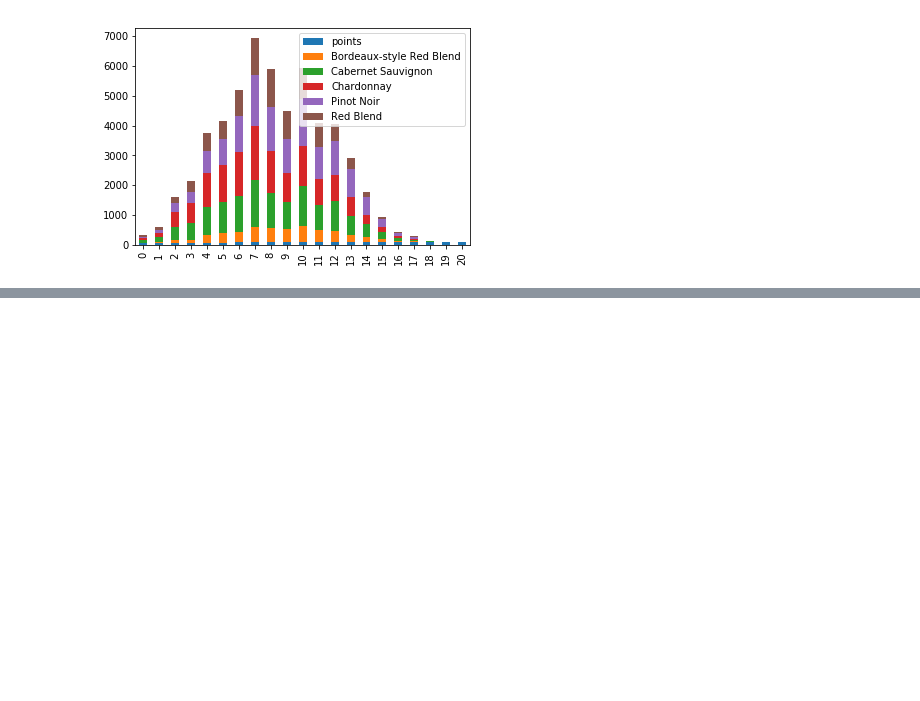
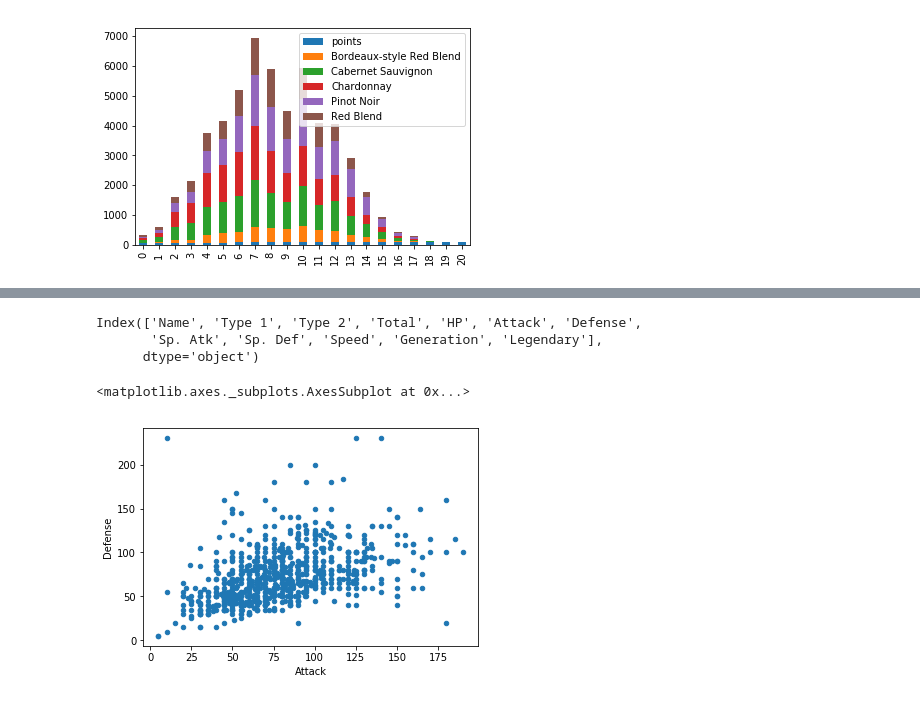
Before and after one commit to innovator-arjun/DataScience-Learning, a Jupyter notebook: Visualizations/winemag-Bivariate plotting.ipynb, the cells around one changed output, grey strips where cells are left out. Cells and saved outputs as stored; diff of their text form; code cells hidden in the pictures; blank space fills up the shorter version.

```diff
--- a/Visualizations/winemag-Bivariate plotting.ipynb
+++ b/Visualizations/winemag-Bivariate plotting.ipynb
@@ -83,0 +94,2 @@ sample.plot.bar(stacked=True)
+# %%
+pokemon_data=pd.read_csv('pokemon.csv',index_col=0)
@@ -83,0 +106,11 @@ sample.plot.bar(stacked=True)
+# %%
+print(pokemon_data.columns)
+# %% [output]
+Index(['Name', 'Type 1', 'Type 2', 'Total', 'HP', 'Attack', 'Defense',
+       'Sp. Atk', 'Sp. Def', 'Speed', 'Generation', 'Legendary'],
+      dtype='object')
+# %%
+pokemon_data.plot.scatter(x='Attack',y='Defense')
+# %% [output]
+<matplotlib.axes._subplots.AxesSubplot at 0x...>
+[figure, added]
```
Also changed, not shown: parts of 9 cells of this notebook, 1 other file.
